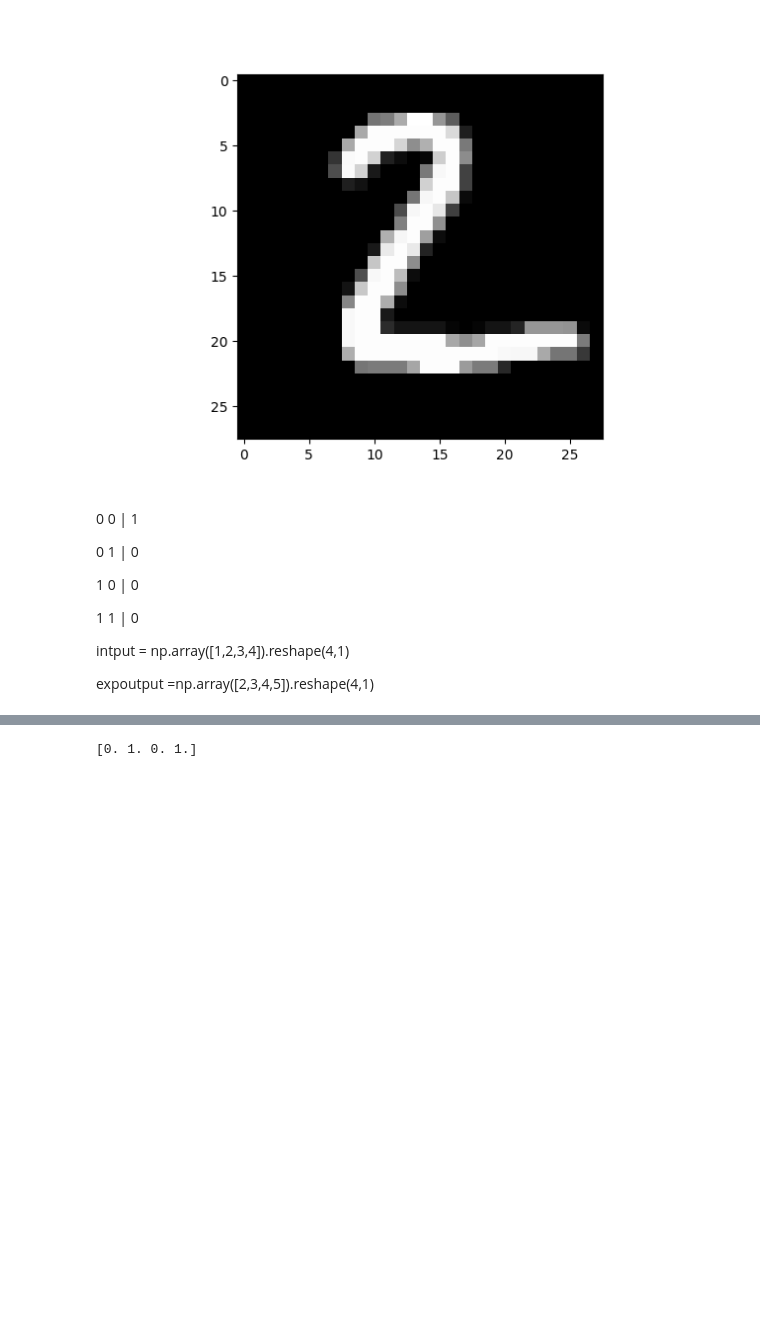
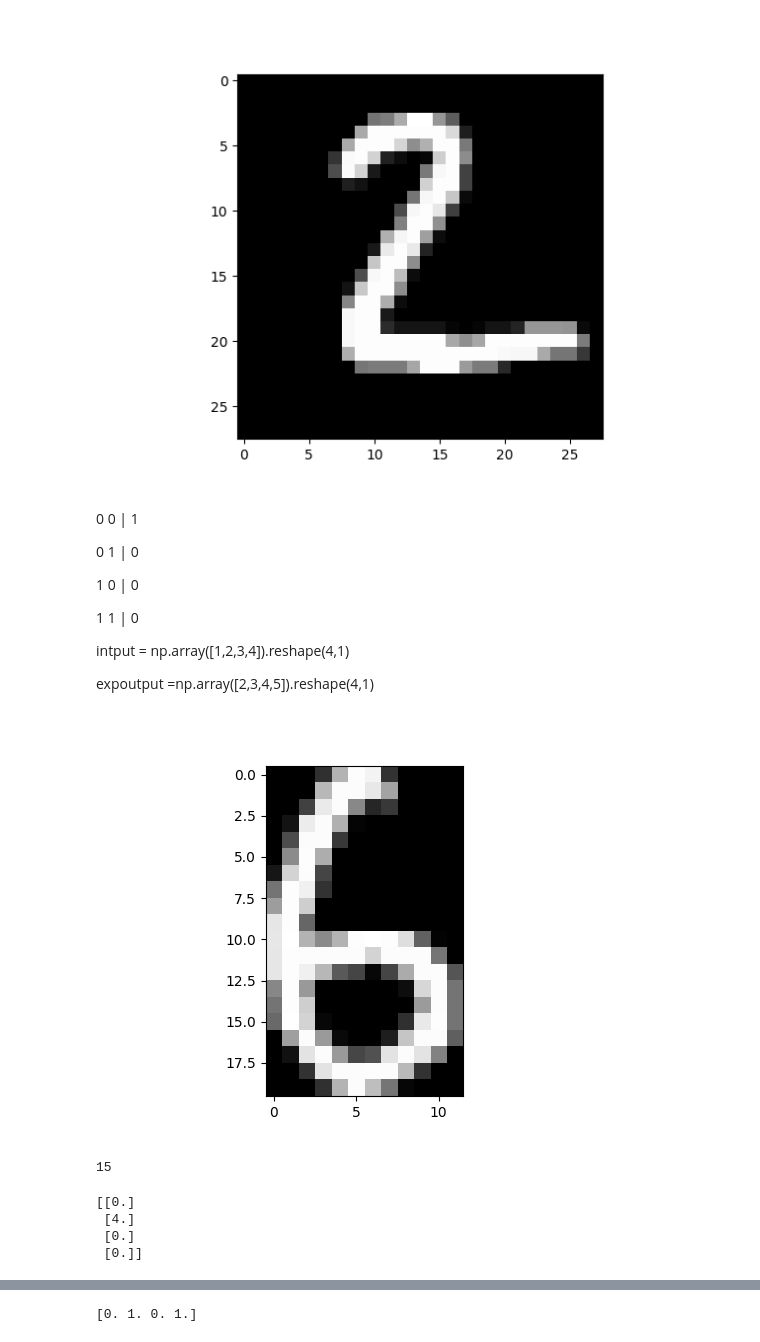
Before and after one commit to Michal1Bogucki/test, a Jupyter notebook: Untitled0.ipynb, the cells around one changed output, grey strips where cells are left out. Saved outputs shown, nothing was run; the diff lists cells and outputs as text; code cells hidden in the pictures; blank space fills up the shorter version.

```diff
--- a/Untitled0.ipynb
+++ b/Untitled0.ipynb
@@ -96,14 +114,16 @@ image = np.array(images_real[21]).reshape(28,28);
 
 class NorNet:
   def __init__(self):
-    self.l1 = Linear(2,2,bias=True)
-    self.l2 = Linear(2,1,bias=True)
-
+    self.l1 = Linear(2,20,bias=True)
+    self.l2 = Linear(20,10,bias=True)
+    self.l3 = Linear(10,1,bias=True)
   def __call__(self, x):
     x = self.l1(x)
-    x = x.leakyrelu()
+    x = x.sin()
     x = self.l2(x)
-    x = x.leakyrelu()
+    x = x.sin()
+    x = self.l3(x)
+    x = x.leakrelu()
     return  x
 
 
@@ -121,3 +141,31 @@ net = NorNet()
 intput = np.array([1,2,3,4]).reshape(4,1)
 
 expoutput =np.array([2,3,4,5]).reshape(4,1)
+# %%
+Tensor.training = True
+
+from IPython.display import clear_output
+from extra.training import sparse_categorical_crossentropy
+from tinygrad.nn.optim import SGD
+
+opt = SGD([net.l1.weight,net.l1.bias,
+           net.l2.weight,net.l2.bias,
+           net.l3.weight,net.l3.bias ], lr=3e-3)
+def mean_squared_error(y_true, y_pred):
+    x= y_true.sub(Tensor(y_pred.astype(np.float32))).pow(2).mean()
+    return x
+
+grid_size=28
+
+image=(np.array(images_real[21]).reshape(28,28))[3:23,9:21]
+
+data=np.array([(x/27-.5, y/27-.5,image[x,y]/255) for x in range(image.shape[0]) for y in range(image.shape[1])])
+
+fig=plt.imshow(image, interpolation='none', cmap='gray')
+plt.show()
+# %% [output]
+[figure, added]
+# %%
+image.shape[0]+1
+# %% [output]
+15
@@ -124,3 +187,10 @@ expoutput =np.array([2,3,4,5]).reshape(4,1)
+# %%
+print(mean_squared_error(Tensor(intput),np.array([1,4,3,4]).reshape(4,1)).numpy())
+# %% [output]
+[[0.]
+ [4.]
+ [0.]
+ [0.]]
 # %%
 intput = np.array( [[0,	0],
 [0,	1	],
```
Also changed, not shown: parts of 5 cells of this notebook.
